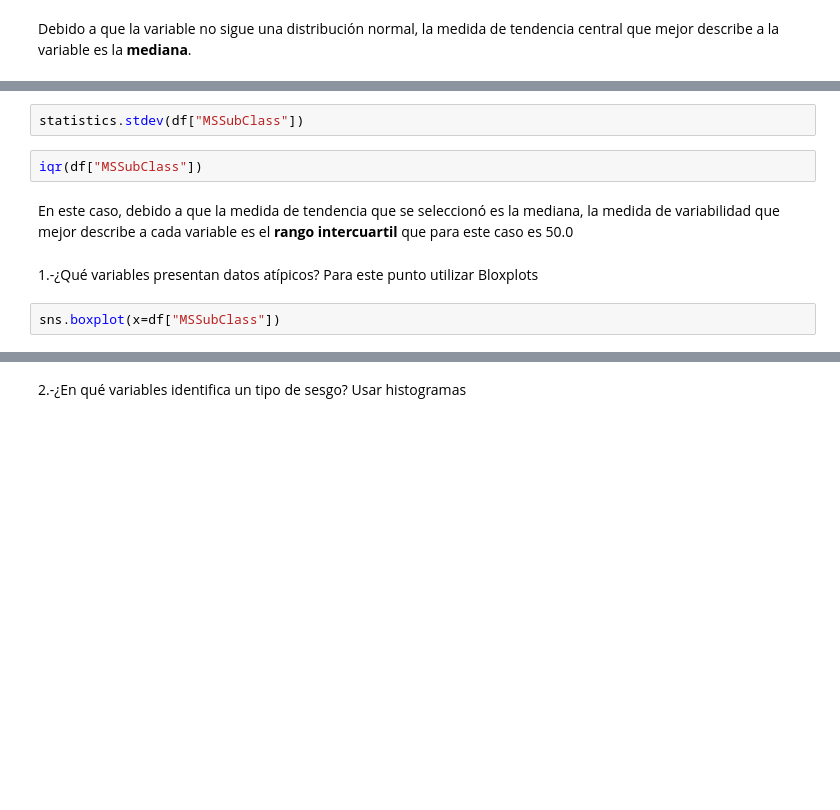
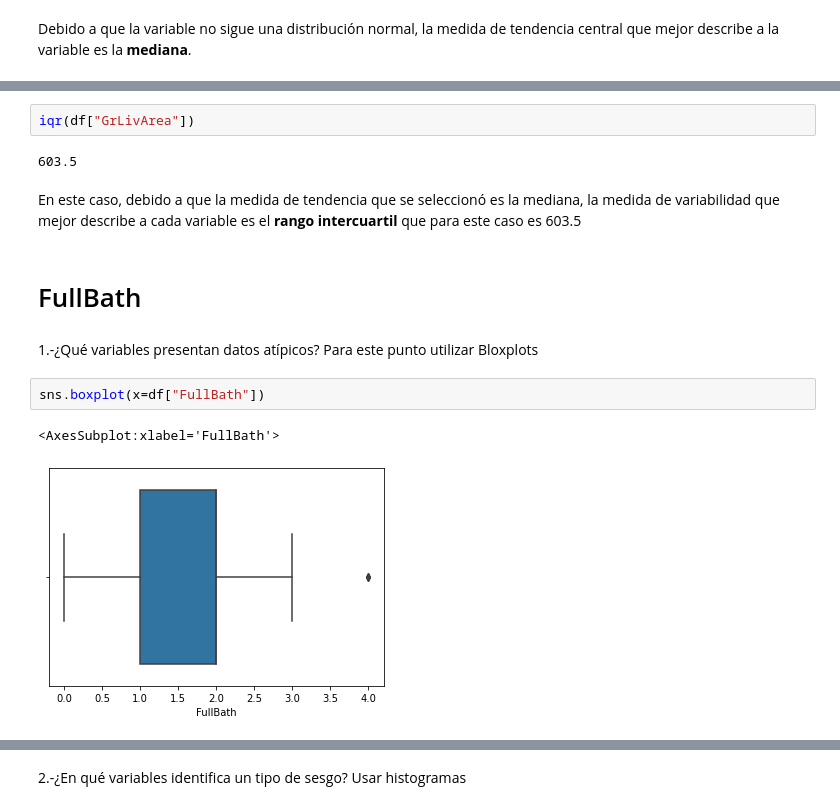
Before and after one commit to gabycor/mavericks_IA, a Jupyter notebook: Comprensión de los datos.ipynb, the cells around one changed output, grey strips where cells are left out. Saved outputs shown, nothing was run; the diff lists cells and outputs as text; blank space fills up the shorter version.

```diff
--- a/Comprensión de los datos.ipynb
+++ b/Comprensión de los datos.ipynb
@@ -751,13 +754,18 @@ Notas:
-# %%
-statistics.stdev(df["MSSubClass"])
 # %%
-iqr(df["MSSubClass"])
+iqr(df["GrLivArea"])
+# %% [output]
+603.5
 # %% [markdown]
-En este caso, debido a que la medida de tendencia que se seleccionó es la mediana, la medida de variabilidad que mejor describe a cada variable es el **rango intercuartil** que para este caso es 50.0
+En este caso, debido a que la medida de tendencia que se seleccionó es la mediana, la medida de variabilidad que mejor describe a cada variable es el **rango intercuartil** que para este caso es 603.5
+# %% [markdown]
+# FullBath
 # %% [markdown]
 1.-¿Qué variables presentan datos atípicos? Para este punto utilizar Bloxplots
 # %%
-sns.boxplot(x=df["MSSubClass"])
+sns.boxplot(x=df["FullBath"])
+# %% [output]
+<AxesSubplot:xlabel='FullBath'>
+[figure, added]
 # %% [markdown]
 ![image.png](attachment:image.png)
 # %% [markdown]
```
Also changed, not shown: parts of 238 cells of this notebook.
